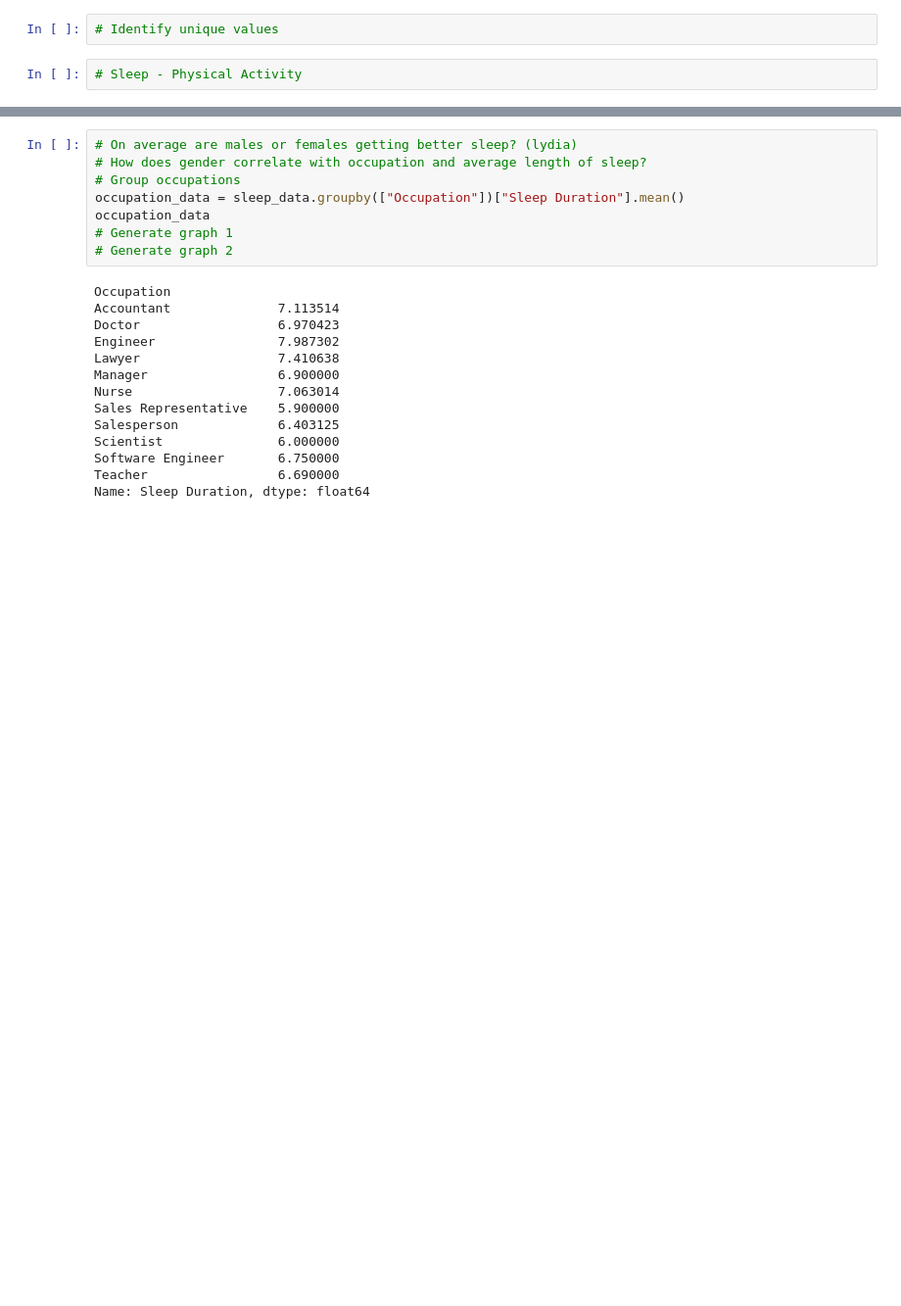
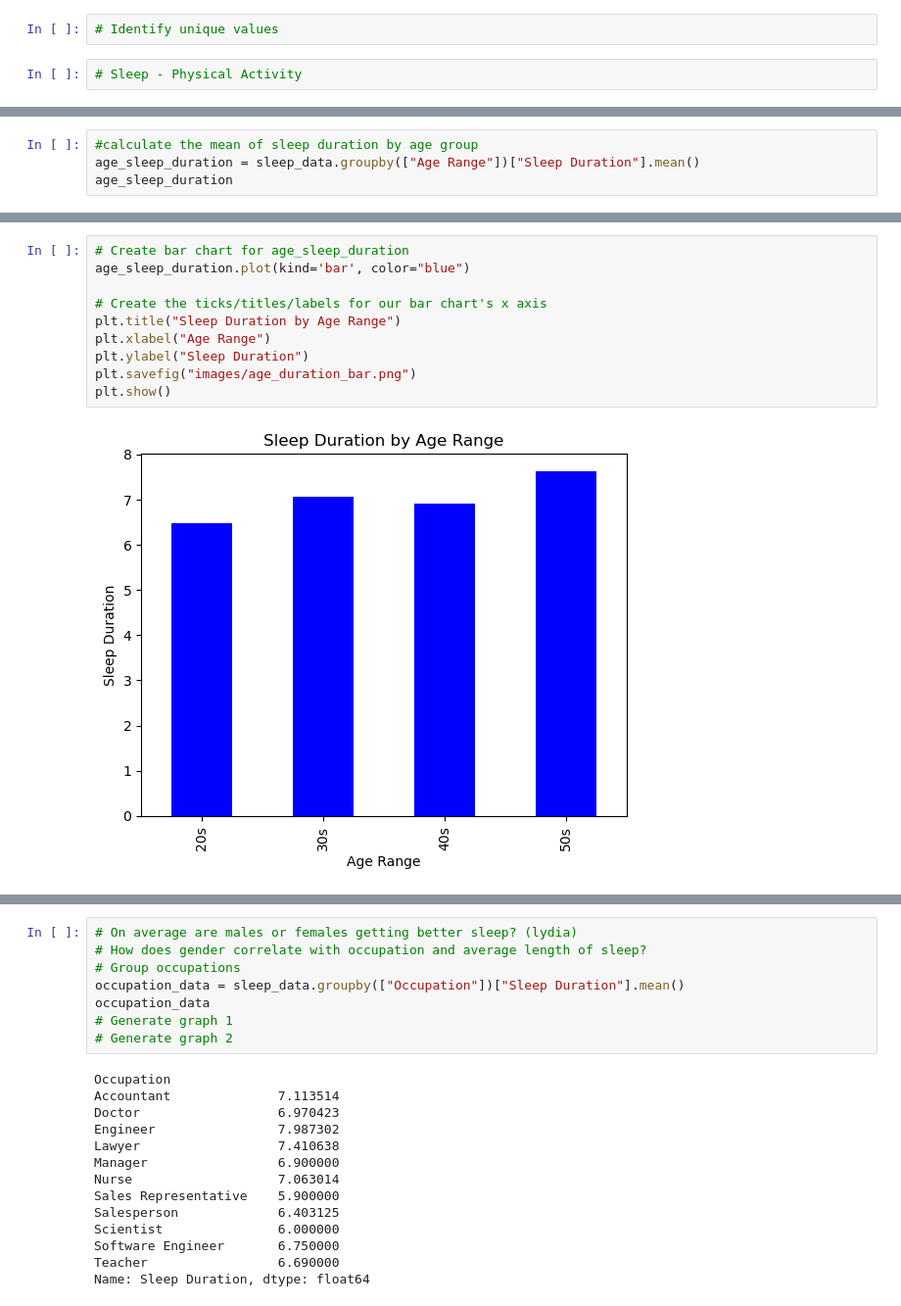
Before and after one commit to jaredsletto/Project_1, a Jupyter notebook: Project_1_sleep.ipynb, the cells around one changed output, grey strips where cells are left out. Shown at 98% size. Drawn from its saved outputs; the diff is of its cells as text; blank space fills up the shorter version.

```diff
--- a/Project_1_sleep.ipynb
+++ b/Project_1_sleep.ipynb
@@ -67,0 +76,4 @@ ValueError: Bin labels must be one fewer than the number of bin edges
+# %%
+#calculate the mean of sleep duration by age group
+age_sleep_duration = sleep_data.groupby(["Age Range"])["Sleep Duration"].mean()
+age_sleep_duration
@@ -67,0 +110,12 @@ ValueError: Bin labels must be one fewer than the number of bin edges
+# %%
+# Create bar chart for age_sleep_duration
+age_sleep_duration.plot(kind='bar', color="blue")
+
+# Create the ticks/titles/labels for our bar chart's x axis
+plt.title("Sleep Duration by Age Range")
+plt.xlabel("Age Range")
+plt.ylabel("Sleep Duration")
+plt.savefig("images/age_duration_bar.png")
+plt.show()
+# %% [output]
+[figure, added]
```
Also changed, not shown: parts of 12 cells of this notebook, 6 other files.
